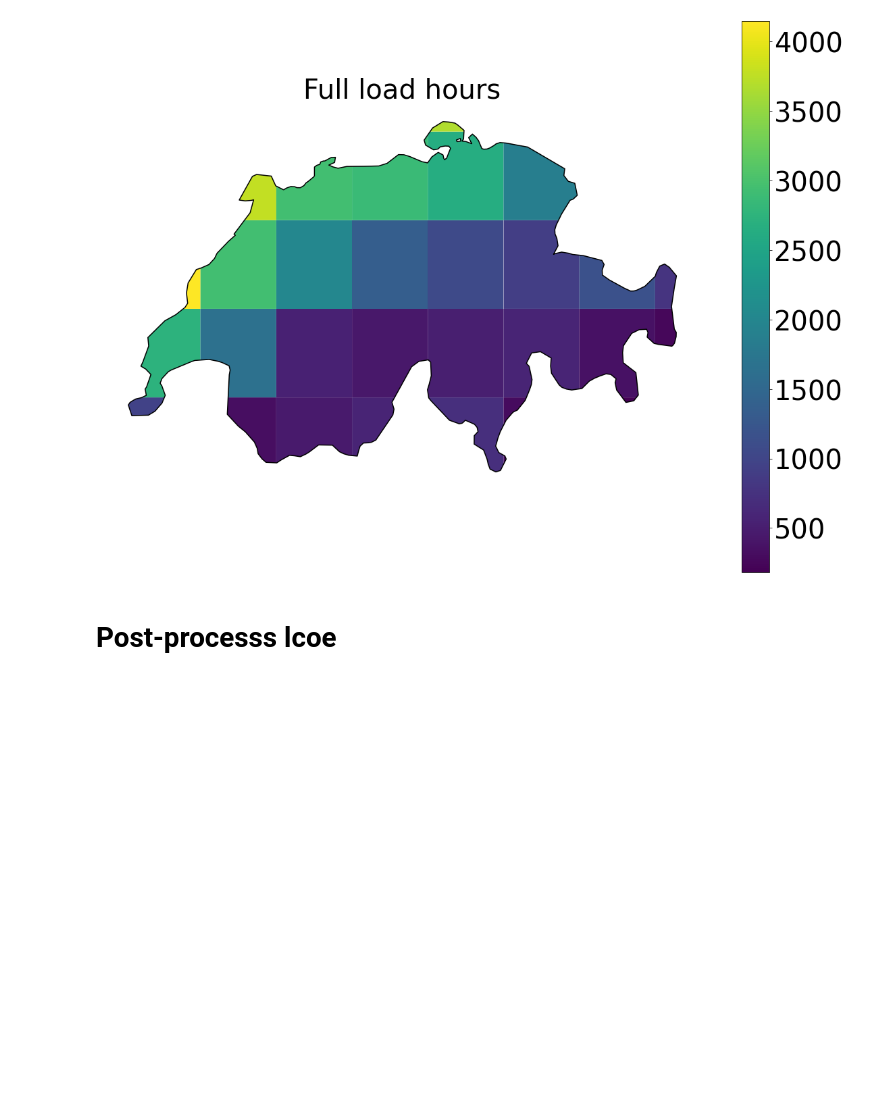
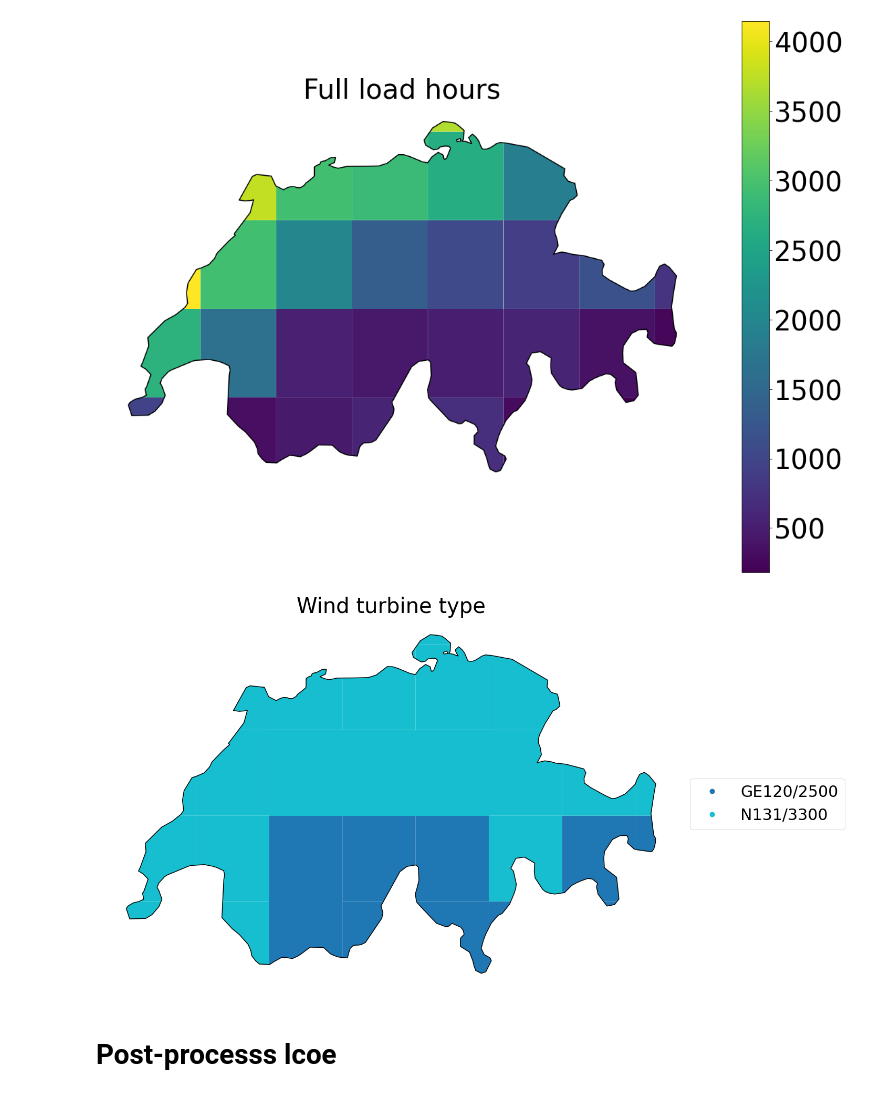
Before and after one commit to kwdseymour/EuroSAFs, a Jupyter notebook: scripts/02_merra_wind_preprocessing/wind_post_processing.ipynb, the cells around one changed output. Drawn from its saved outputs; the diff is of its cells as text; code cells hidden in the pictures; blank space fills up the shorter version.

```diff
--- a/scripts/02_merra_wind_preprocessing/post-processing.ipynb
+++ b/scripts/02_merra_wind_preprocessing/wind_post_processing.ipynb
@@ -213,6 +241,19 @@ save_file_name = 'Switzerland_FLh'
 # plt.savefig(f'../../gfx/01_merra_wind_preprocessing/{save_file_name}.png',dpi=400)
 # %% [output]
 [figure]
+# %%
+# Full load hours
+data = results_gdf.copy()
+countries = ['Switzerland']
+metrics = {'turbine_type':'Wind turbine type'}
+figsize=(20,15)
+legend_kwds = {'bbox_to_anchor':(1,0.5),'loc':'center left','ncol':1}
+plot_results(data,countries,metrics,figsize=figsize,legend_kwds=legend_kwds)
+save_file_name = 'Switzerland_turbine_type'
+plt.tight_layout()
+# plt.savefig(f'../../gfx/01_merra_wind_preprocessing/{save_file_name}.png',dpi=400)
+# %% [output]
+[figure, added]
 # %% [markdown]
 # Post-processs lcoe
 # %%
```
Also changed, not shown: parts of 9 cells of this notebook, 1 other file.
